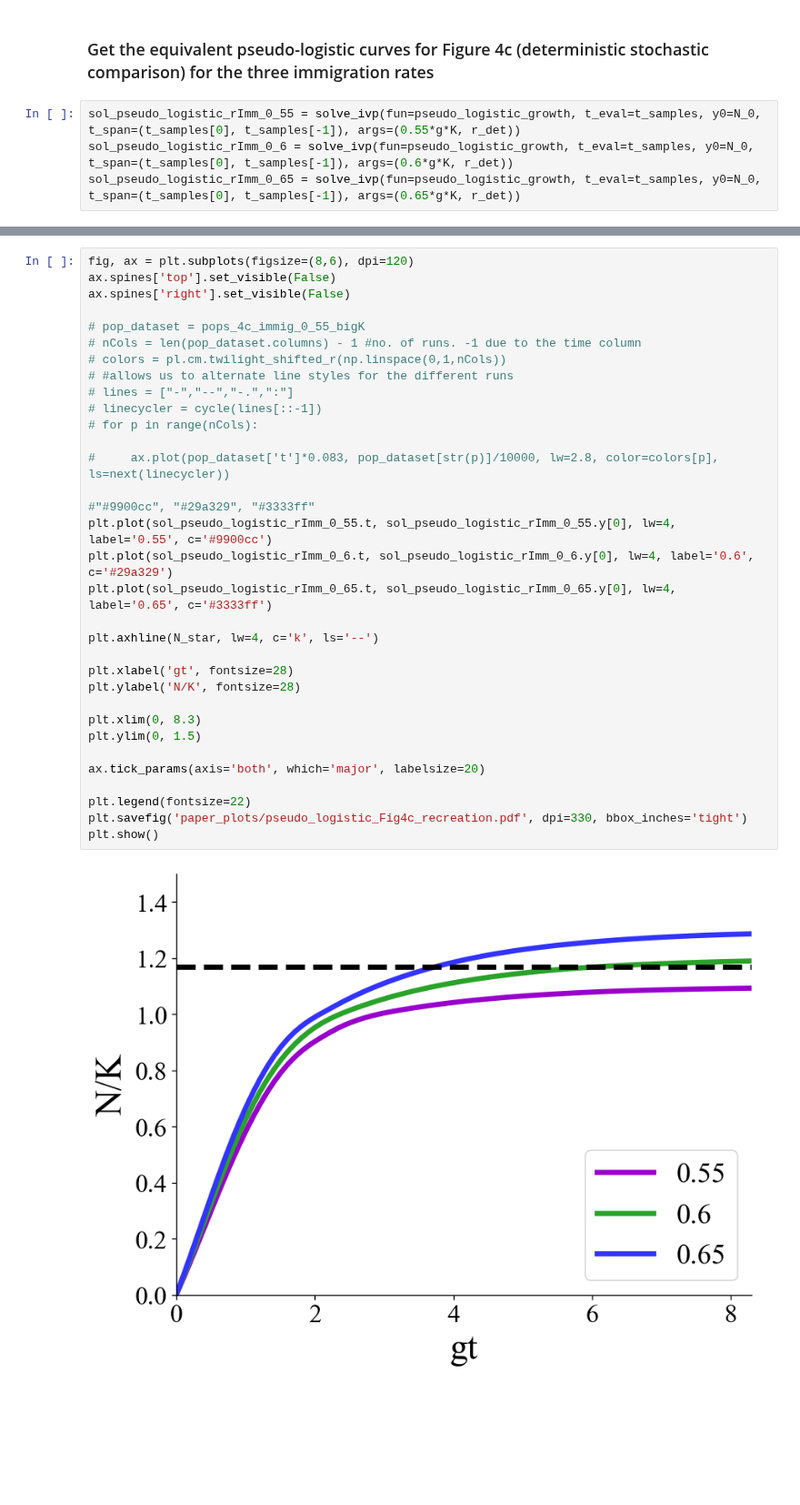
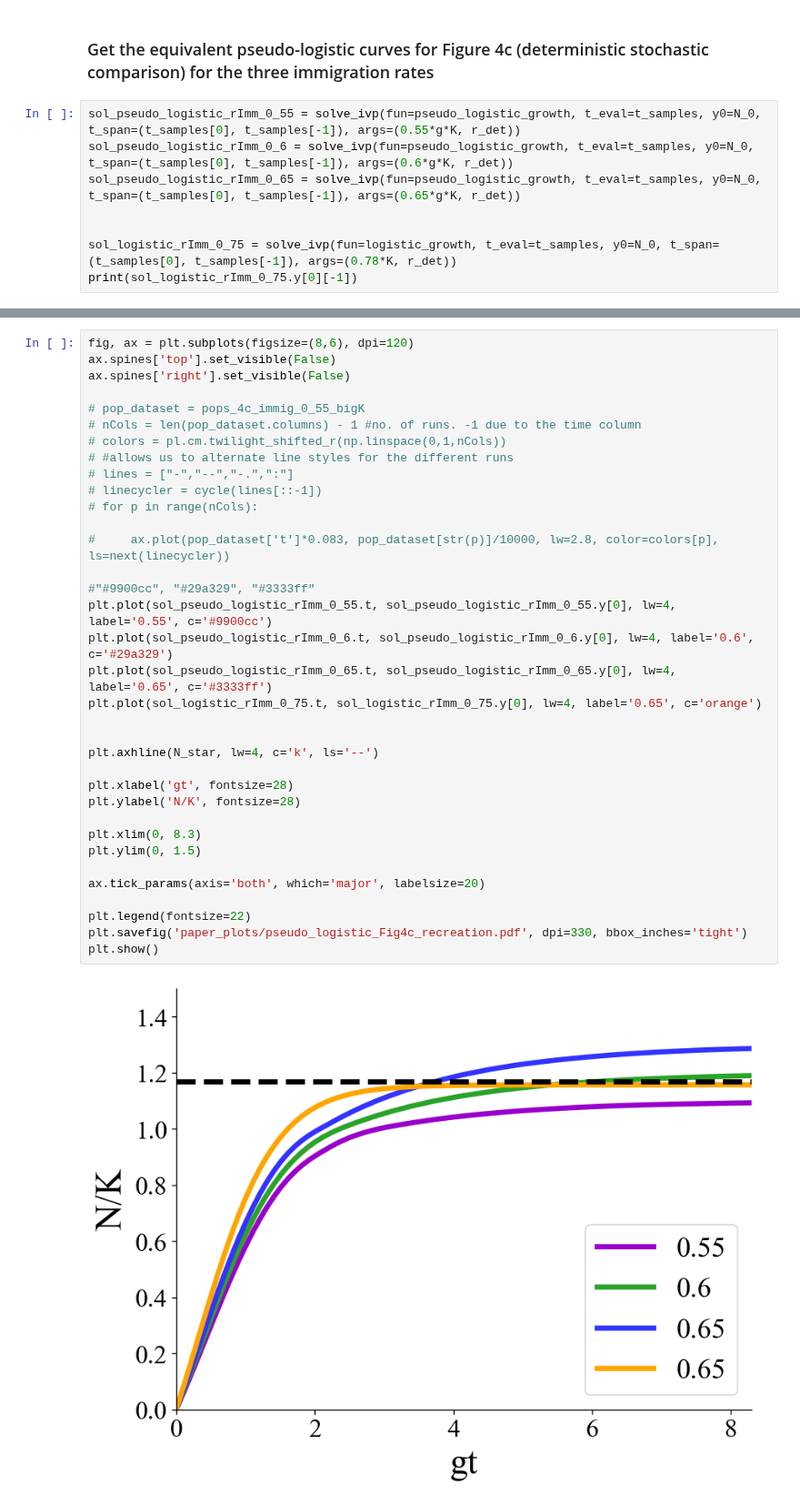
Before and after one commit to patricksinclair/multispecies_postprocessing, a Jupyter notebook: biofilm_threshold_theory/numerical_integrator.ipynb, the cells around one changed output, grey strips where cells are left out. Shown at 91% size. Saved outputs shown, nothing was run; the diff lists cells and outputs as text; blank space fills up the shorter version.

```diff
--- a/biofilm_threshold_theory/numerical_integrator.ipynb
+++ b/biofilm_threshold_theory/numerical_integrator.ipynb
@@ -92,3 +105,7 @@ plt.show()
 sol_pseudo_logistic_rImm_0_55 = solve_ivp(fun=pseudo_logistic_growth, t_eval=t_samples, y0=N_0, t_span=(t_samples[0], t_samples[-1]), args=(0.55*g*K, r_det))
 sol_pseudo_logistic_rImm_0_6 = solve_ivp(fun=pseudo_logistic_growth, t_eval=t_samples, y0=N_0, t_span=(t_samples[0], t_samples[-1]), args=(0.6*g*K, r_det))
 sol_pseudo_logistic_rImm_0_65 = solve_ivp(fun=pseudo_logistic_growth, t_eval=t_samples, y0=N_0, t_span=(t_samples[0], t_samples[-1]), args=(0.65*g*K, r_det))
+
+
+sol_logistic_rImm_0_75 = solve_ivp(fun=logistic_growth, t_eval=t_samples, y0=N_0, t_span=(t_samples[0], t_samples[-1]), args=(0.78*K, r_det))
+print(sol_logistic_rImm_0_75.y[0][-1])
@@ -99,31 +118,33 @@ ax.spines['right'].set_visible(False)
 
 # pop_dataset = pops_4c_immig_0_55_bigK
 # nCols = len(pop_dataset.columns) - 1 #no. of runs. -1 due to the time column
 # colors = pl.cm.twilight_shifted_r(np.linspace(0,1,nCols))
 # #allows us to alternate line styles for the different runs
 # lines = ["-","--","-.",":"]
 # linecycler = cycle(lines[::-1])
 # for p in range(nCols):
 
 #     ax.plot(pop_dataset['t']*0.083, pop_dataset[str(p)]/10000, lw=2.8, color=colors[p], ls=next(linecycler))
 
 #"#9900cc", "#29a329", "#3333ff"
 plt.plot(sol_pseudo_logistic_rImm_0_55.t, sol_pseudo_logistic_rImm_0_55.y[0], lw=4, label='0.55', c='#9900cc')
 plt.plot(sol_pseudo_logistic_rImm_0_6.t, sol_pseudo_logistic_rImm_0_6.y[0], lw=4, label='0.6', c='#29a329')
 plt.plot(sol_pseudo_logistic_rImm_0_65.t, sol_pseudo_logistic_rImm_0_65.y[0], lw=4, label='0.65', c='#3333ff')
+plt.plot(sol_logistic_rImm_0_75.t, sol_logistic_rImm_0_75.y[0], lw=4, label='0.65', c='orange')
+
 
 plt.axhline(N_star, lw=4, c='k', ls='--')
 
 plt.xlabel('gt', fontsize=28)
 plt.ylabel('N/K', fontsize=28)
 
 plt.xlim(0, 8.3)
 plt.ylim(0, 1.5)
 
 ax.tick_params(axis='both', which='major', labelsize=20)
 
 plt.legend(fontsize=22)
 plt.savefig('paper_plots/pseudo_logistic_Fig4c_recreation.pdf', dpi=330, bbox_inches='tight')
 plt.show()
 # %% [output]
-[figure, old version]
+[figure, new version]
```
Also changed, not shown: parts of 6 cells of this notebook, 5 other files.
